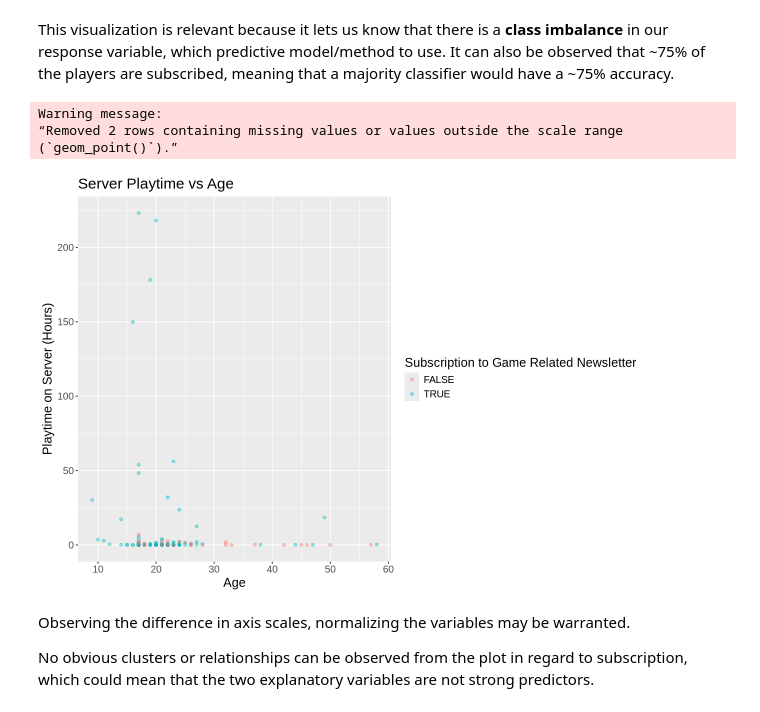
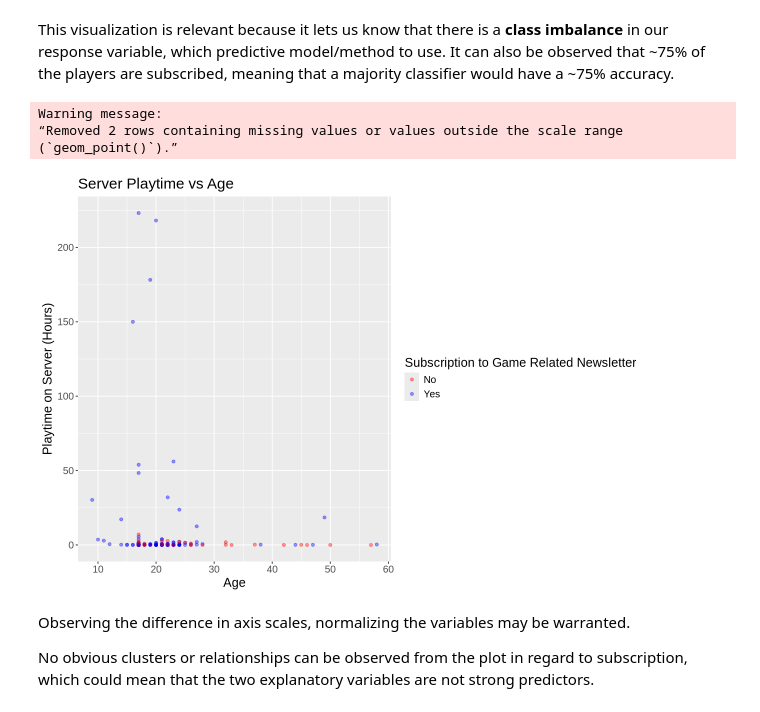
Before and after one commit to JLin4115/DSCIprj-group17-JackyLin, a Jupyter notebook: DSCIprj.ipynb, the cells around one changed output. Saved outputs shown, nothing was run; the diff lists cells and outputs as text; code cells hidden in the pictures.

Commit message:
Minor edits to plots
changed legend labels

```diff
--- a/DSCIprj.ipynb
+++ b/DSCIprj.ipynb
@@ -118,19 +118,20 @@ This visualization is relevant because it lets us know that there is a **class i
 # %%
 options(repr.plot.width = 10, repr.plot.height = 7)
 
 age_vs_hours_plot <- playerdata |>
     ggplot(aes(x = Age, y = played_hours, color = subscribe)) +
     geom_point(alpha = 0.4) +
     labs(x = "Age", y = "Playtime on Server (Hours)", color = "Subscription to Game Related Newsletter") +
     theme(text = element_text(size = 15)) +
     ggtitle("Server Playtime vs Age") +
-    scale_fill_brewer(palette = 'Dark2')
+    scale_fill_brewer(palette = 'Dark2') +
+    scale_color_manual("Subscription to Game Related Newsletter", values = c("red","blue"), labels = c("No", "Yes"))
 age_vs_hours_plot
 # %% [output]
 Warning message:
 “Removed 2 rows containing missing values or values outside the scale range
 (`geom_point()`).”
-[figure, old version]
+[figure, new version]
 # %% [markdown]
 Observing the difference in axis scales, normalizing the variables may be warranted.
 
```
